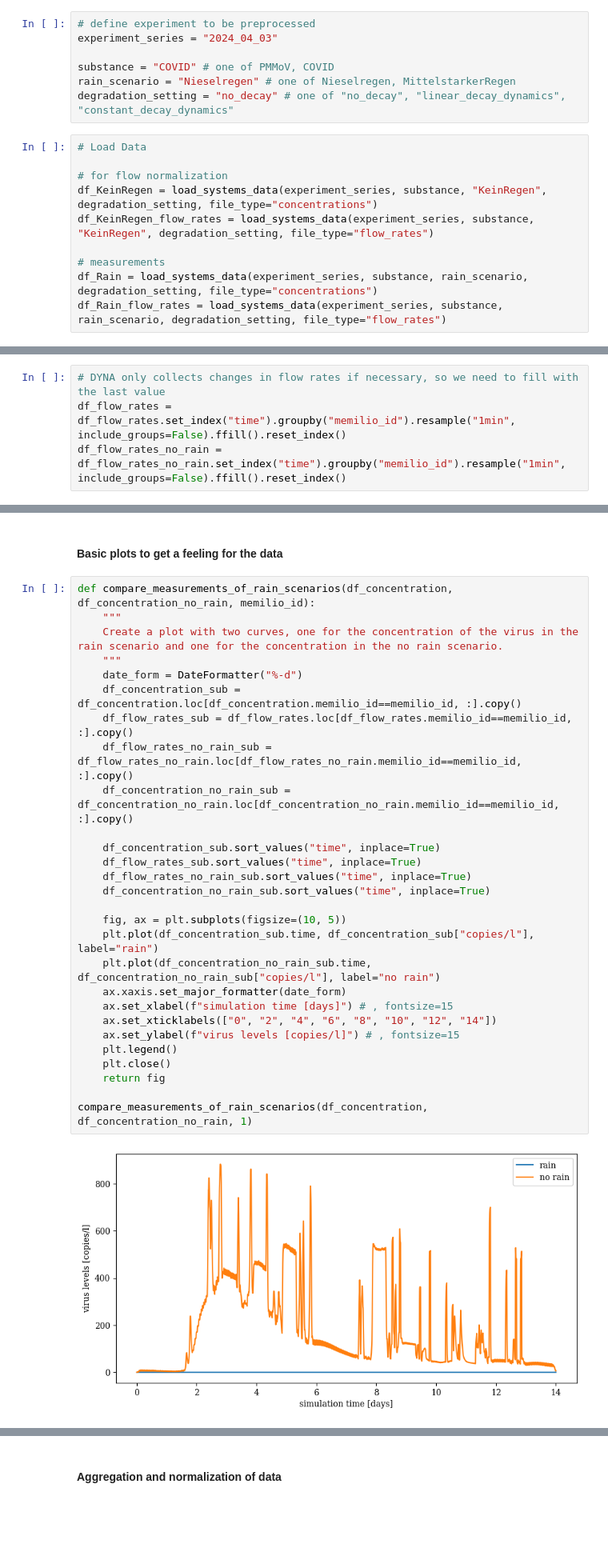
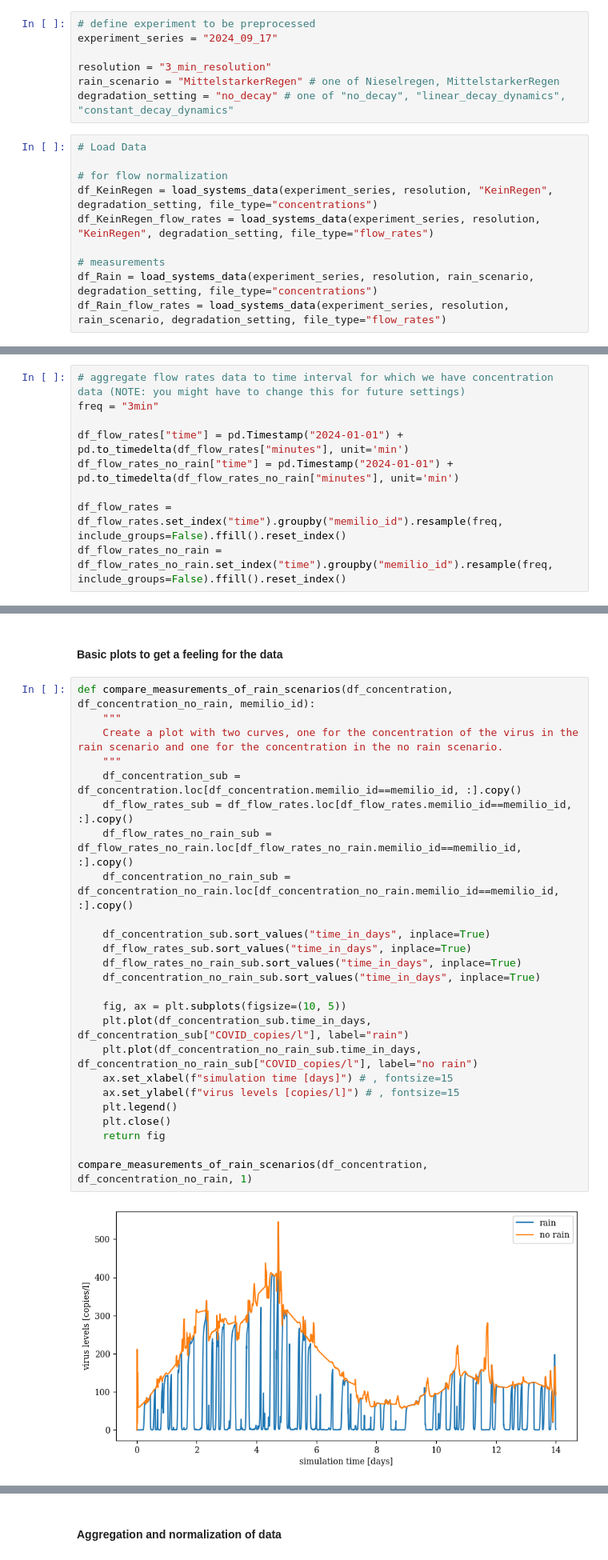
Before and after one commit to inside-consortium/inside_demonstrator, a Jupyter notebook: analysis/scripts/7a_normalization_strategy_flow_rates.ipynb, the cells around one changed output, grey strips where cells are left out. Shown at 80% size. Saved outputs shown, nothing was run; the diff lists cells and outputs as text; blank space fills up the shorter version.

```diff
--- a/analysis/scripts/7a_normalization_strategy_flow_rates.ipynb
+++ b/analysis/scripts/7a_normalization_strategy_flow_rates.ipynb
@@ -17,21 +17,21 @@ os.makedirs(os.path.join(plot_path), exist_ok=True)
 # file_name_prefix = f"{substance}_{rain_scenario}_{degradation_setting}"
 # %%
 # define experiment to be preprocessed
-experiment_series = "2024_04_03"
+experiment_series = "2024_09_17"
 
-substance = "COVID" # one of PMMoV, COVID
-rain_scenario = "Nieselregen" # one of Nieselregen, MittelstarkerRegen
+resolution = "3_min_resolution"
+rain_scenario = "MittelstarkerRegen" # one of Nieselregen, MittelstarkerRegen
 degradation_setting = "no_decay" # one of "no_decay", "linear_decay_dynamics", "constant_decay_dynamics"
 # %%
 # Load Data
 
 # for flow normalization
-df_KeinRegen = load_systems_data(experiment_series, substance, "KeinRegen", degradation_setting, file_type="concentrations")
-df_KeinRegen_flow_rates = load_systems_data(experiment_series, substance, "KeinRegen", degradation_setting, file_type="flow_rates")
+df_KeinRegen = load_systems_data(experiment_series, resolution, "KeinRegen", degradation_setting, file_type="concentrations")
+df_KeinRegen_flow_rates = load_systems_data(experiment_series, resolution, "KeinRegen", degradation_setting, file_type="flow_rates")
 
 # measurements
-df_Rain = load_systems_data(experiment_series, substance, rain_scenario, degradation_setting, file_type="concentrations")
-df_Rain_flow_rates = load_systems_data(experiment_series, substance, rain_scenario, degradation_setting, file_type="flow_rates")
+df_Rain = load_systems_data(experiment_series, resolution, rain_scenario, degradation_setting, file_type="concentrations")
+df_Rain_flow_rates = load_systems_data(experiment_series, resolution, rain_scenario, degradation_setting, file_type="flow_rates")
 # %% [markdown]
 ### Normalisation with flow rates
 
@@ -52,6 +52,11 @@ df_flow_rates_no_rain = df_KeinRegen_flow_rates.loc[df_KeinRegen_flow_rates.samp
 df_concentration = df_Rain.loc[df_Rain.sampling_point==sampling_point, :].copy()
 df_concentration_no_rain = df_KeinRegen.loc[df_KeinRegen.sampling_point==sampling_point, :].copy()
 # %%
-# DYNA only collects changes in flow rates if necessary, so we need to fill with the last value
-df_flow_rates = df_flow_rates.set_index("time").groupby("memilio_id").resample("1min", include_groups=False).ffill().reset_index()
-df_flow_rates_no_rain = df_flow_rates_no_rain.set_index("time").groupby("memilio_id").resample("1min", include_groups=False).ffill().reset_index()
+# aggregate flow rates data to time interval for which we have concentration data (NOTE: you might have to change this for future settings)
+freq = "3min"
+
+df_flow_rates["time"] = pd.Timestamp("2024-01-01") + pd.to_timedelta(df_flow_rates["minutes"], unit='min')
+df_flow_rates_no_rain["time"] = pd.Timestamp("2024-01-01") + pd.to_timedelta(df_flow_rates_no_rain["minutes"], unit='min')
+
+df_flow_rates = df_flow_rates.set_index("time").groupby("memilio_id").resample(freq, include_groups=False).ffill().reset_index()
+df_flow_rates_no_rain = df_flow_rates_no_rain.set_index("time").groupby("memilio_id").resample(freq, include_groups=False).ffill().reset_index()
@@ -60,30 +78,27 @@ df_flow_rates_no_rain = df_flow_rates_no_rain.set_index("time").groupby("memilio
 # %%
 def compare_measurements_of_rain_scenarios(df_concentration, df_concentration_no_rain, memilio_id):
     """
     Create a plot with two curves, one for the concentration of the virus in the rain scenario and one for the concentration in the no rain scenario.
     """
-    date_form = DateFormatter("%-d")
     df_concentration_sub = df_concentration.loc[df_concentration.memilio_id==memilio_id, :].copy()
     df_flow_rates_sub = df_flow_rates.loc[df_flow_rates.memilio_id==memilio_id, :].copy()
     df_flow_rates_no_rain_sub = df_flow_rates_no_rain.loc[df_flow_rates_no_rain.memilio_id==memilio_id, :].copy()
     df_concentration_no_rain_sub = df_concentration_no_rain.loc[df_concentration_no_rain.memilio_id==memilio_id, :].copy()
 
-    df_concentration_sub.sort_values("time", inplace=True)
-    df_flow_rates_sub.sort_values("time", inplace=True)
-    df_flow_rates_no_rain_sub.sort_values("time", inplace=True)
-    df_concentration_no_rain_sub.sort_values("time", inplace=True)
+    df_concentration_sub.sort_values("time_in_days", inplace=True)
+    df_flow_rates_sub.sort_values("time_in_days", inplace=True)
+    df_flow_rates_no_rain_sub.sort_values("time_in_days", inplace=True)
+    df_concentration_no_rain_sub.sort_values("time_in_days", inplace=True)
 
     fig, ax = plt.subplots(figsize=(10, 5))
-    plt.plot(df_concentration_sub.time, df_concentration_sub["copies/l"], label="rain")
-    plt.plot(df_concentration_no_rain_sub.time, df_concentration_no_rain_sub["copies/l"], label="no rain")
-    ax.xaxis.set_major_formatter(date_form)
+    plt.plot(df_concentration_sub.time_in_days, df_concentration_sub["COVID_copies/l"], label="rain")
+    plt.plot(df_concentration_no_rain_sub.time_in_days, df_concentration_no_rain_sub["COVID_copies/l"], label="no rain")
     ax.set_xlabel(f"simulation time [days]") # , fontsize=15
-    ax.set_xticklabels(["0", "2", "4", "6", "8", "10", "12", "14"])
     ax.set_ylabel(f"virus levels [copies/l]") # , fontsize=15
     plt.legend()
     plt.close()
     return fig
 
 compare_measurements_of_rain_scenarios(df_concentration, df_concentration_no_rain, 1)
 # %% [output]
-[figure, old version]
+[figure, new version]
```
Also changed, not shown: parts of 12 cells of this notebook, 12 other files.
